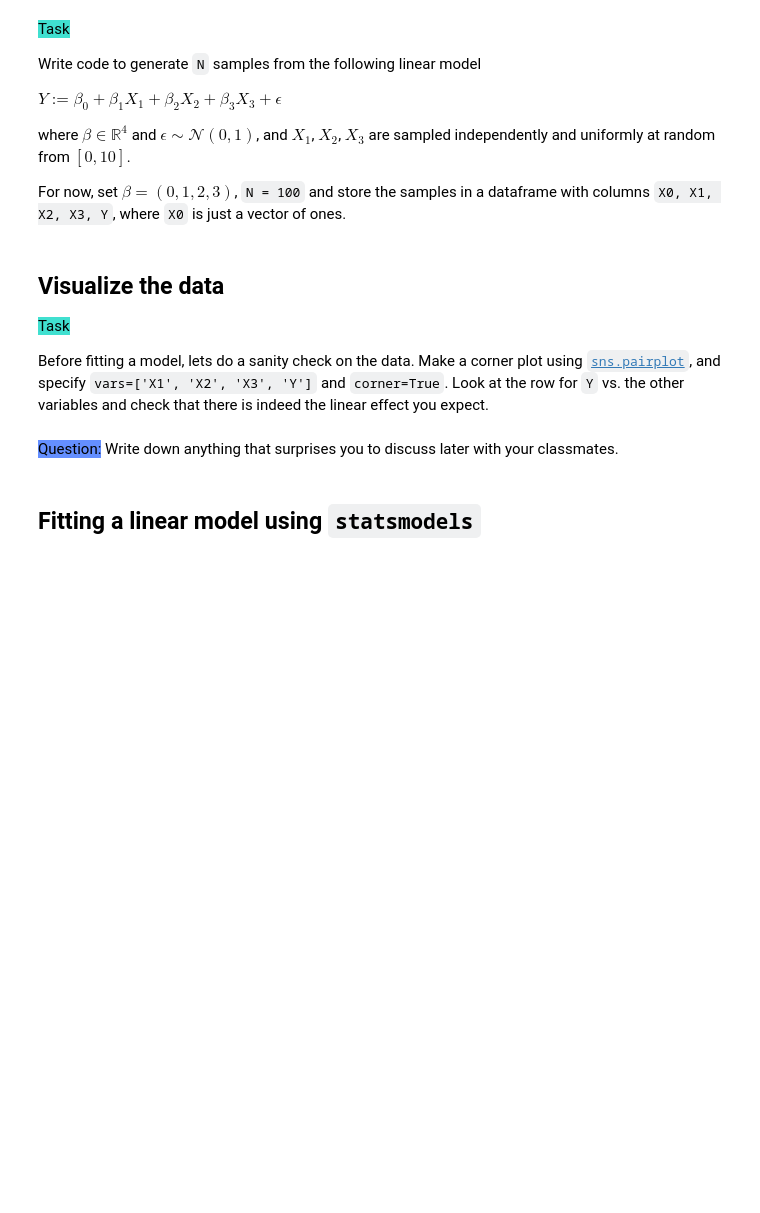
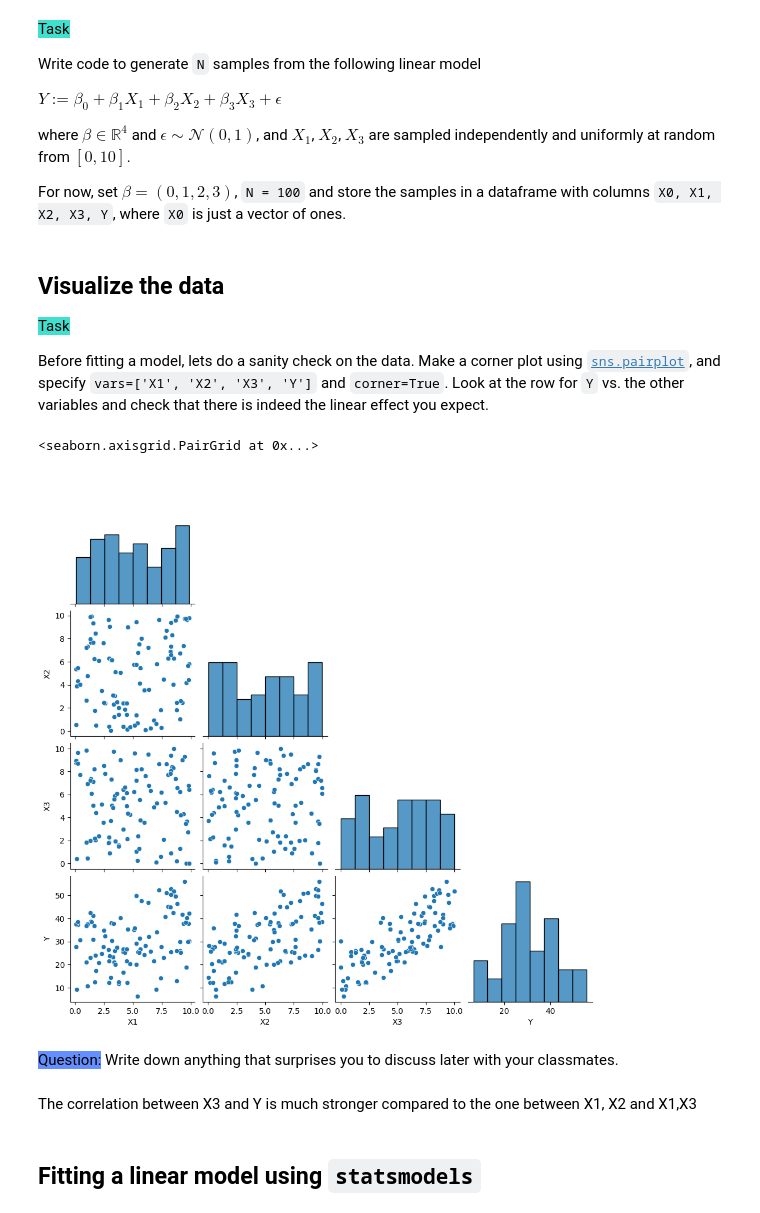
Before and after one commit to causalchamber/potsdam-25-ml-theory-to-practice, a Jupyter notebook: project_11/project_11_linear_models_synthetic.ipynb, the cells around one changed output. Saved outputs shown, nothing was run; the diff lists cells and outputs as text; code cells hidden in the pictures; blank space fills up the shorter version.

```diff
--- a/project_11/project_11_linear_models_synthetic.ipynb
+++ b/project_11/project_11_linear_models_synthetic.ipynb
@@ -34,9 +34,17 @@ For now, set $\beta = (0,1,2,3)$, `N = 100` and store the samples in a dataframe
 true_coefficients = np.array([0,1,2,3])
 def generate_dataset(N, seed, model_coefficients = true_coefficients):
     rng = np.random.default_rng(seed)
-
     # TODO: your code goes here
 
+    X0=np.ones(N)
+    X1=np.random.random(N)*10
+    X2=np.random.random(N)*10
+    X3=np.random.random(N)*10
+
+    eps=np.random.normal(0,1,N)
+
+    #Y=X0*0+X1*1+X2*2+X3*3+eps
+    Y=np.column_stack([X0, X1, X2, X3]) @ true_coefficients+eps
     # Store in a dataframe
     data = pd.DataFrame({'X0': X0, 'X1': X1, 'X2': X2, 'X3': X3, 'Y': Y})
     return data
@@ -50,8 +58,14 @@ data = generate_dataset(N=100, seed=42)
 Before fitting a model, lets do a sanity check on the data. Make a corner plot using [`sns.pairplot`](https://seaborn.pydata.org/generated/seaborn.pairplot.html), and specify `vars=['X1', 'X2', 'X3', 'Y']` and `corner=True`. Look at the row for `Y` vs. the other variables and check that there is indeed the linear effect you expect.
 # %%
 # TODO: your code goes here
+sns.pairplot(data,vars=["X1", "X2","X3","Y"],corner=True)
+# %% [output]
+<seaborn.axisgrid.PairGrid at 0x...>
+[figure, added]
 # %% [markdown]
 <mark style="background-color: #648fff;">Question:</mark> Write down anything that surprises you to discuss later with your classmates.
+# %% [markdown]
+The correlation between X3 and Y is much stronger compared to the one between X1, X2 and X1,X3
 # %% [markdown]
 ## Fitting a linear model using `statsmodels`
 # %% [markdown]
```
Also changed, not shown: parts of 30 cells of this notebook.
